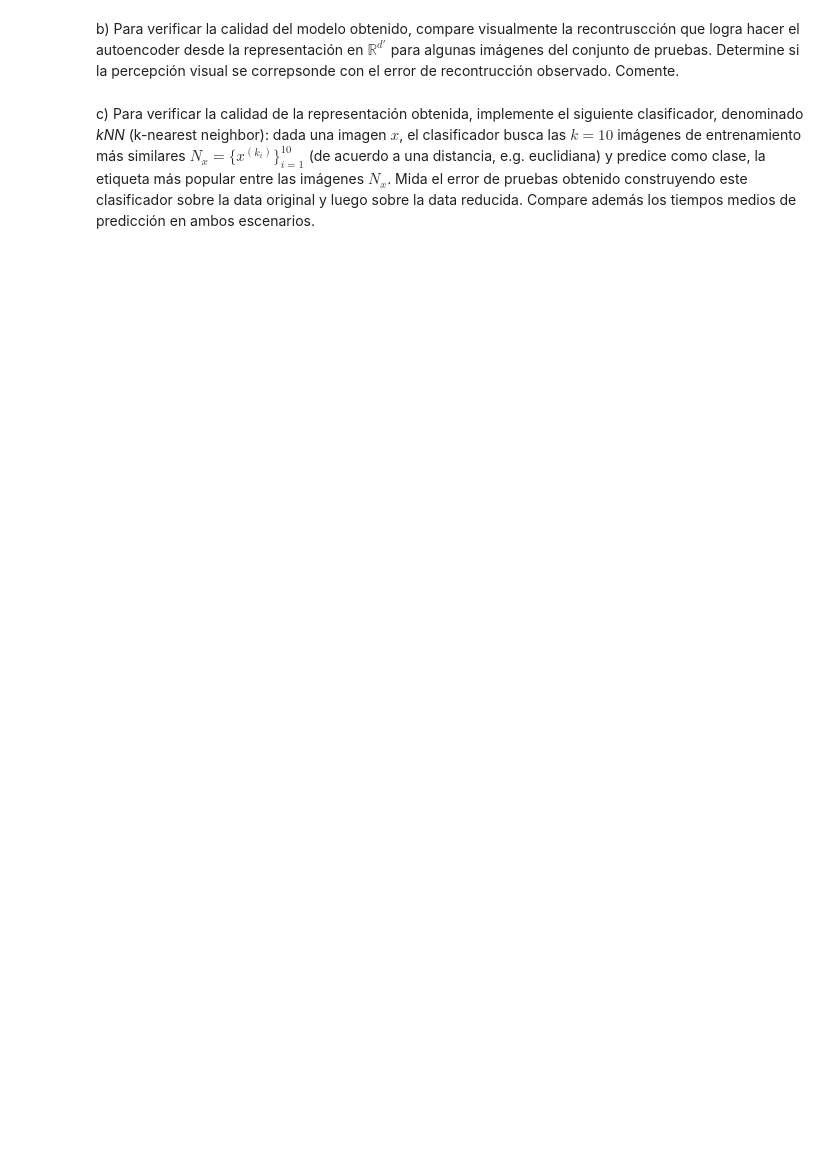
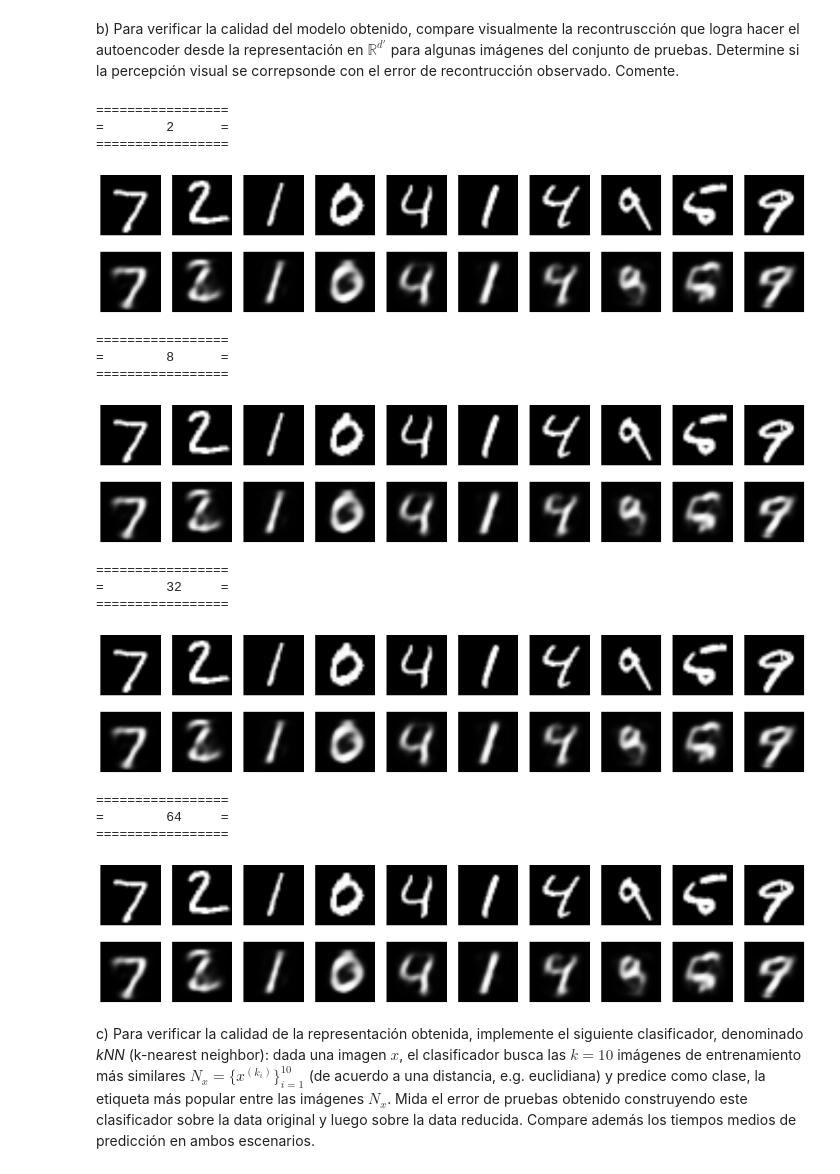
Before and after one commit to jx4nk00/ANN-Tarea2, a Jupyter notebook: Tarea2.ipynb, the cells around one changed output. Cells and saved outputs as stored; diff of their text form; code cells hidden in the pictures; blank space fills up the shorter version.

Commit message:
modelos auto encoders
Creación de archivos .h5 basic_autoencorders_784x[2,8,32,64]

```diff
--- a/Tarea2.ipynb
+++ b/Tarea2.ipynb
@@ -45,7 +45,9 @@ consistirá en las primeras $60000$ - **NVAL** imágenes.
 # %%
 from keras.datasets import mnist
 import numpy as np
+from keras.utils import np_utils #
 
+nval =1000 #
 (x_train, y_train), (x_test, y_test) = mnist.load_data()
 x_train = x_train.astype('float32') / 255.
 x_test = x_test.astype('float32') / 255.
@@ -84,26 +98,51 @@ autoencoder.save('basic_autoencoder_768x32.h5')
 # %% [markdown]
 b) Para verificar la calidad del modelo obtenido, compare visualmente la recontruscción que logra hacer el autoencoder desde la representación en $\mathbb{R}^{d'}$ para algunas imágenes del conjunto de pruebas. Determine si la percepción visual se correpsonde con el error de recontrucción observado. Comente.
 # %%
+%matplotlib inline
 from keras.models import load_model
-autoencoder = load_model('basic_autoencoder_768x32.h5')
-#load other stuff ...
-encoded_test = encoder.predict(x_test)
-decoded_test = decoder.predict(encoded_test)
-import matplotlib
-n = 10
-plt.figure(figsize=(20, 4))
-for i in range(n):
-    ax = plt.subplot(2, n, i + 1)
-    plt.imshow(x_test[i].reshape(28, 28))
-    plt.gray()
-    ax.get_xaxis().set_visible(False)
-    ax.get_yaxis().set_visible(False)
-    ax = plt.subplot(2, n, i + 1 + n)
-    plt.imshow(decoded_test[i].reshape(28, 28))
-    plt.gray()
-    ax.get_xaxis().set_visible(False)
-    ax.get_yaxis().set_visible(False)
-plt.show()
+from matplotlib import pyplot as plt
+
+d_prima = [2,8,32,64]
+for d in d_prima:
+    print("=================")
+    print("= \t",d,"\t=")
+    print("=================")
+    autoencoder = load_model('basic_autoencoder_768x'+str(d)+'.h5')
+    #load other stuff ...
+    encoded_test = encoder.predict(x_test)
+    decoded_test = decoder.predict(encoded_test)
+    #import matplotlib
+    n = 10
+    plt.figure(figsize=(20, 4))
+    for i in range(n):
+        ax = plt.subplot(2, n, i + 1)
+        plt.imshow(x_test[i].reshape(28, 28))
+        plt.gray()
+        ax.get_xaxis().set_visible(False)
+        ax.get_yaxis().set_visible(False)
+        ax = plt.subplot(2, n, i + 1 + n)
+        plt.imshow(decoded_test[i].reshape(28, 28))
+        plt.gray()
+        ax.get_xaxis().set_visible(False)
+        ax.get_yaxis().set_visible(False)
+    plt.show()
+# %% [output]
+=================
+=        2      =
+=================
+[figure, added]
+=================
+=        8      =
+=================
+[figure, added]
+=================
+=        32     =
+=================
+[figure, added]
+=================
+=        64     =
+=================
+[figure, added]
 # %% [markdown]
 c) Para verificar la calidad de la representación obtenida, implemente el siguiente clasificador, denominado *kNN* (k-nearest neighbor): dada una imagen $x$, el clasificador busca las $k=10$ imágenes de entrenamiento más similares $N_{x} = \{ x^{(k_i)}\}_{i=1}^{10}$ (de acuerdo a una distancia, e.g. euclidiana) y predice como clase, la etiqueta más popular entre las imágenes $N_x$. Mida el error de pruebas obtenido construyendo este clasificador sobre la data original y luego sobre la data reducida. Compare además los tiempos medios de predicción en ambos escenarios.
 # %%
```
Also changed, not shown: parts of 7 cells of this notebook, 13 other files.
